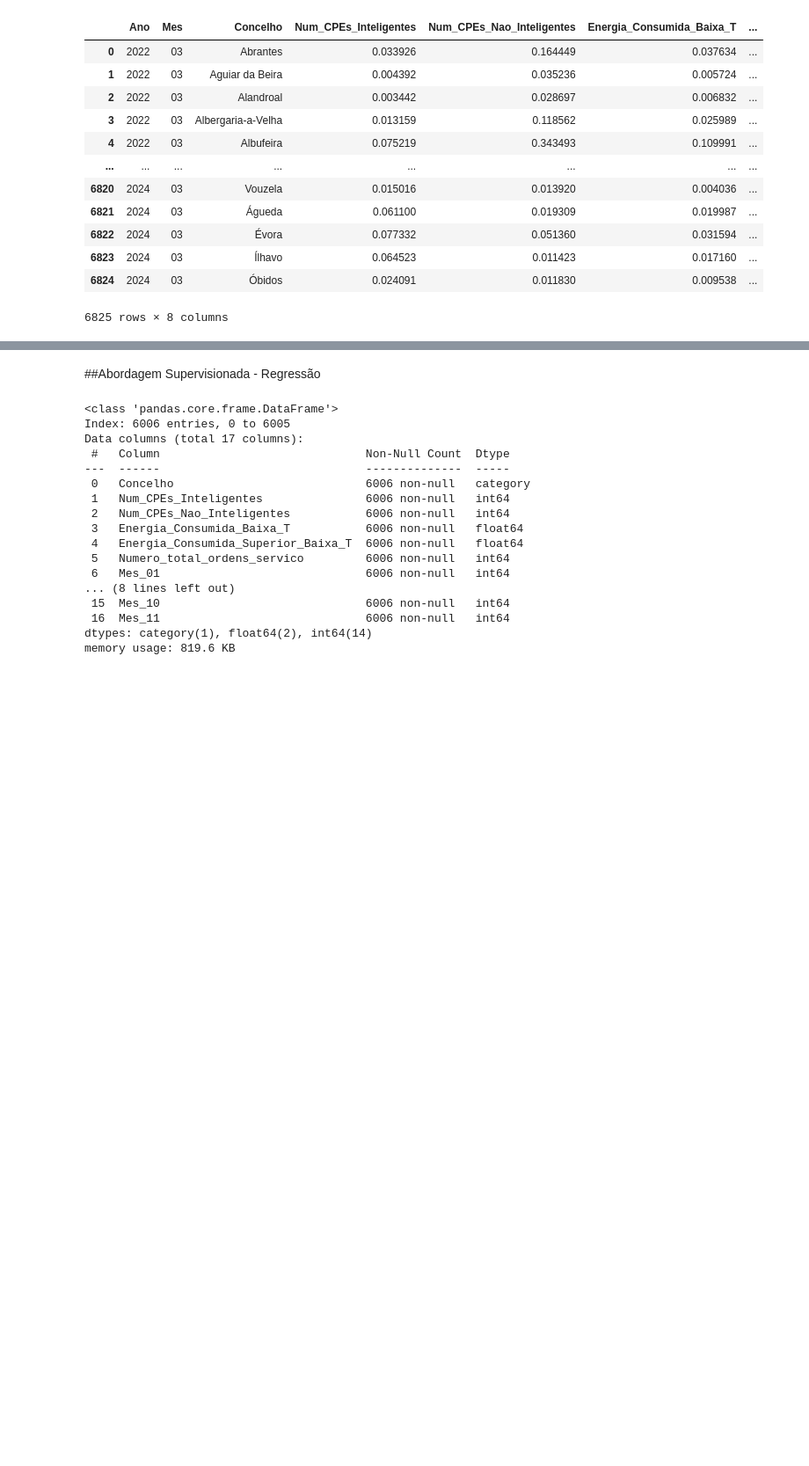
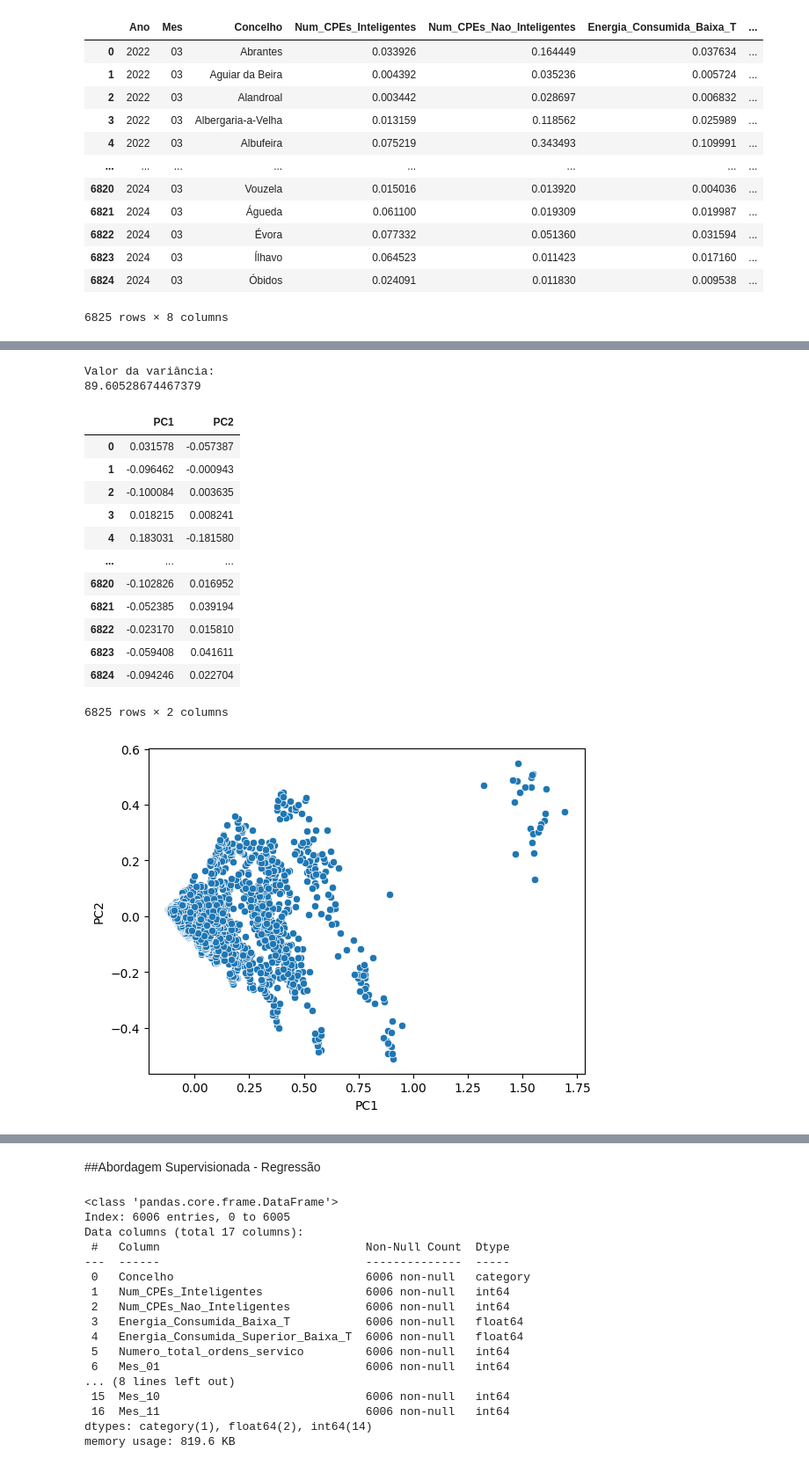
Before and after one commit to MikaZico36/DECDProject, a Jupyter notebook: DecdProject.ipynb, the cells around one changed output, grey strips where cells are left out. Shown at 88% size. Cells and saved outputs as stored; diff of their text form; code cells hidden in the pictures; blank space fills up the shorter version.

```diff
--- a/DecdProject.ipynb
+++ b/DecdProject.ipynb
@@ -387,0 +478,31 @@ display(numeric_df)
+# %%
+from sklearn.decomposition import PCA
+
+cols_to_pca = [col for col in final_df.columns if col not in ['Ano', 'Mes', 'Concelho']]
+final_to_pca_df = final_df[cols_to_pca]
+
+pca = PCA(n_components=2)
+pca_df = pd.DataFrame(pca.fit_transform(final_to_pca_df), index=final_to_pca_df.index, columns=['PC1', 'PC2'])
+sns.scatterplot(data=pca_df, x='PC1', y='PC2');
+variancia = pca.explained_variance_ratio_.sum()*100
+print("Valor da variância: ")
+print(variancia)
+
+display(pca_df)
+# %% [output]
+Valor da variância:
+89.60528674467379
+|  | PC1 | PC2 |
+| 0 | 0.031578 | -0.057387 |
+| 1 | -0.096462 | -0.000943 |
+| 2 | -0.100084 | 0.003635 |
+| 3 | 0.018215 | 0.008241 |
+| 4 | 0.183031 | -0.181580 |
+| ... | ... | ... |
+| 6820 | -0.102826 | 0.016952 |
+| 6821 | -0.052385 | 0.039194 |
+| 6822 | -0.023170 | 0.015810 |
+| 6823 | -0.059408 | 0.041611 |
+| 6824 | -0.094246 | 0.022704 |
+6825 rows × 2 columns
+[figure, added]
```
Also changed, not shown: parts of 15 cells of this notebook.
